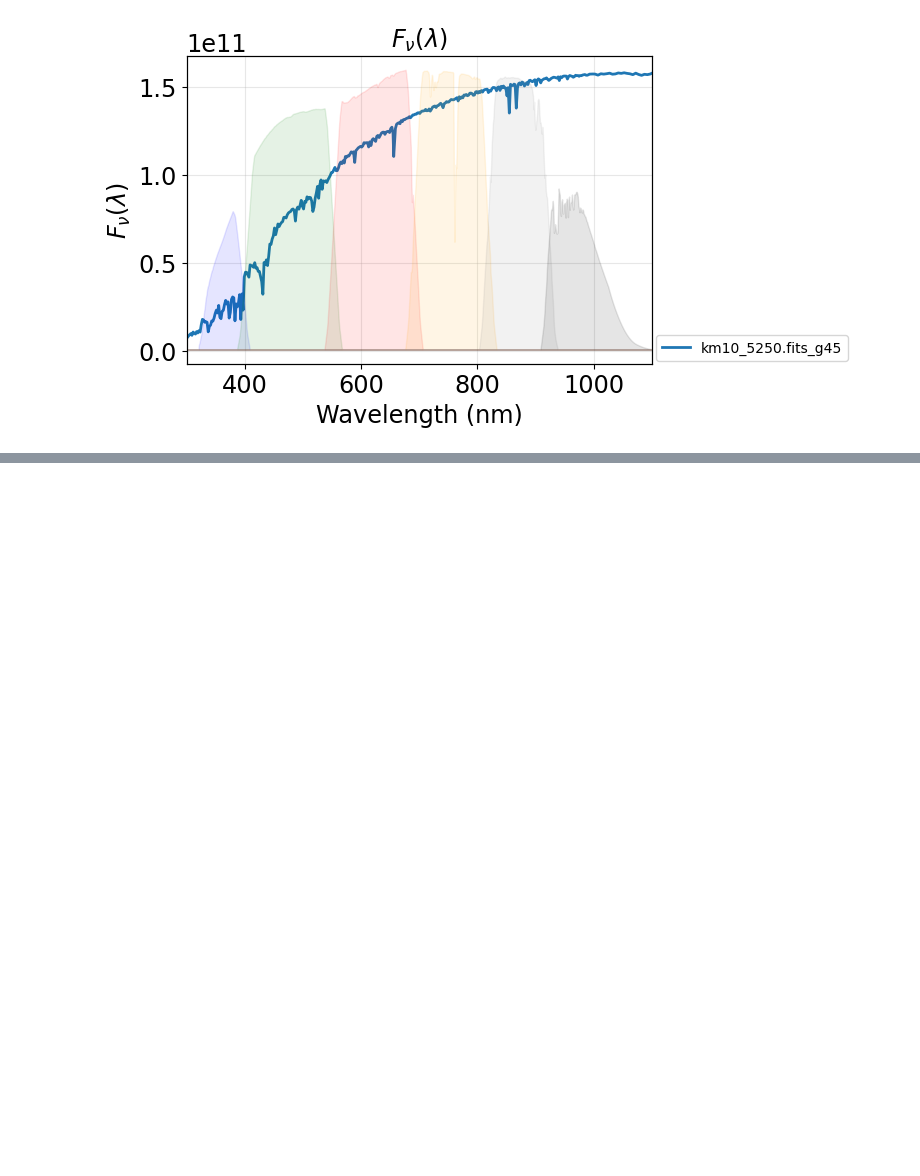
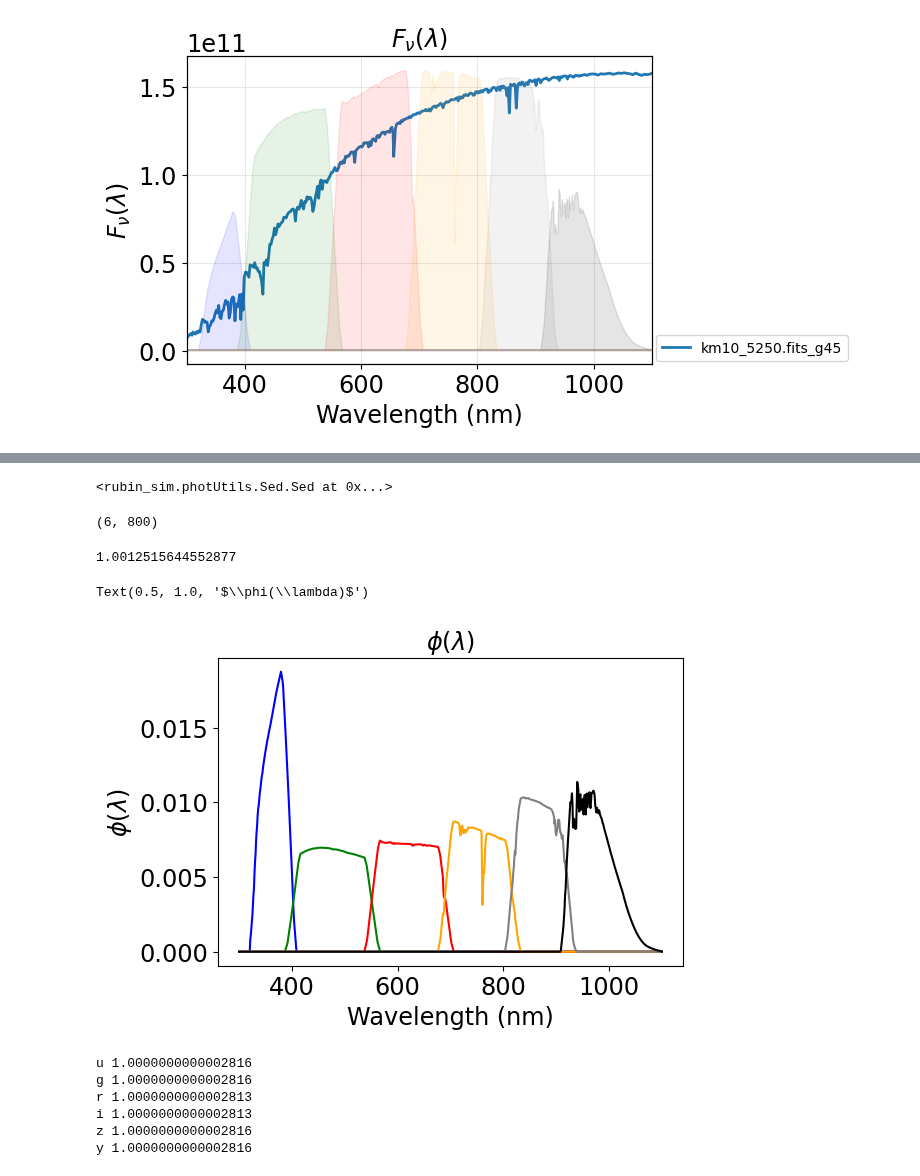
Before and after one commit to sylvielsstfr/RubinLSSTPhotometricCorrTuto, a Jupyter notebook: notebooks/01_AtmosphericParamExtraction/01a_IntroAtmosphericTransparency.ipynb, the cells around one changed output, grey strips where cells are left out. Cells and saved outputs as stored; diff of their text form; code cells hidden in the pictures; blank space fills up the shorter version.

Commit message:
demo of rubin_sim capability

```diff
--- a/notebooks/01_AtmosphericParamExtraction/01a_IntroAtmosphericTransparency.ipynb
+++ b/notebooks/01_AtmosphericParamExtraction/01a_IntroAtmosphericTransparency.ipynb
@@ -428,0 +425,6 @@ for ifilt in range(NFILT):
+# %%
+lsst = {}
+for index,f in enumerate(filter_tagnames) :
+
+    tag = "tot_"+filter_tagnames[index]
+    lsst[f] = Bandpass(wavelen = WL , sb= df_std[tag].values )
@@ -428,0 +443,6 @@ for ifilt in range(NFILT):
+# %%
+mags = {}
+for index,f in enumerate(filter_tagnames) :
+    mags[f] = seds[sed_name].calcMag(lsst[f])
+
+pd.DataFrame(mags, index=[sed_name]).T
@@ -428,0 +457,35 @@ for ifilt in range(NFILT):
+# %%
+seds[sed_name].P
+# %% [output]
+<rubin_sim.photUtils.Sed.Sed at 0x...>
+# %%
+phiArray, wavelenstep = seds[sed_name].setupPhiArray([lsst[f] for f in filter_tagnames])
+# %%
+phiArray.shape
+# %% [output]
+(6, 800)
+# %%
+wavelenstep
+# %% [output]
+1.0012515644552877
+# %%
+fig, ax = plt.subplots(1,1,figsize=(6,4))
+for index,f in enumerate(filter_tagnames):
+    ax.plot(WL,phiArray[index,:],'-',color=filter_color[index],label = f)
+ax.set_xlabel('Wavelength (nm)')
+ax.set_ylabel("$\phi(\lambda)$")
+ax.set_title("$\phi(\lambda)$")
+# %% [output]
+Text(0.5, 1.0, '$\\phi(\\lambda)$')
+[figure, added]
+# %%
+for index,f in enumerate(filter_tagnames):
+    I = np.trapz(phiArray[index,:],WL)
+    print(f,I)
+# %% [output]
+u 1.0000000000002816
+g 1.0000000000002816
+r 1.0000000000002813
+i 1.0000000000002813
+z 1.0000000000002816
+y 1.0000000000002816
```
Also changed, not shown: parts of 7 cells of this notebook.
